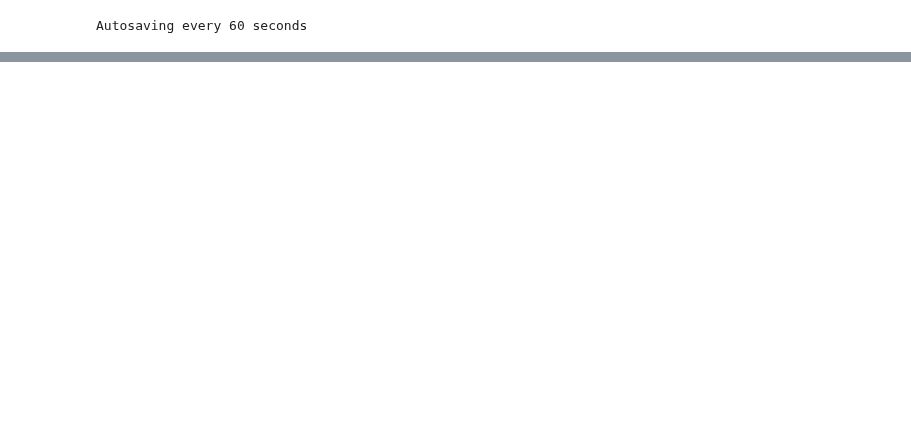
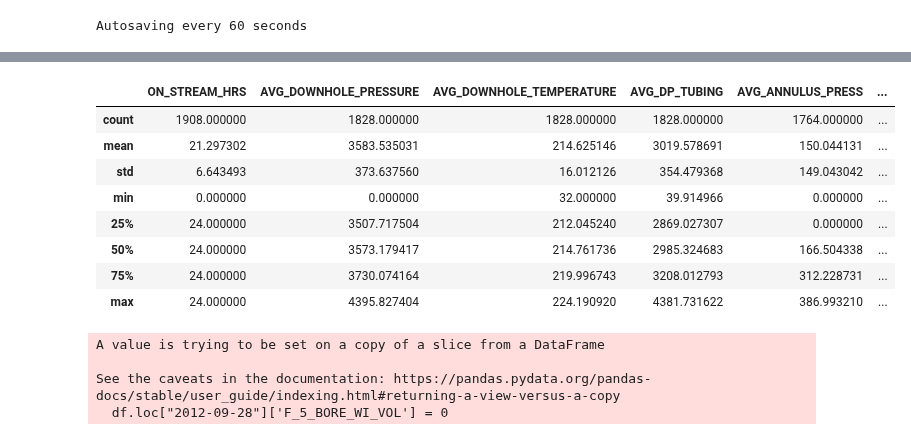
Before and after one commit to ashrafalaghbari/GA-TCN-LSTM, a Jupyter notebook: Data_pre-processing/data_cleaning.ipynb, the cells around one changed output, grey strips where cells are left out. Drawn from its saved outputs; the diff is of its cells as text; code cells hidden in the pictures; blank space fills up the shorter version.

```diff
--- a/Data_pre-processing/data_cleaning.ipynb
+++ b/Data_pre-processing/data_cleaning.ipynb
@@ -11,0 +42,13 @@ df = pd.read_csv("F_14.csv",  parse_dates=["DATEPRD"], index_col="DATEPRD")
+# %%
+# cleaning with functions
+df.describe()
+# %% [output]
+|  | ON_STREAM_HRS | AVG_DOWNHOLE_PRESSURE | AVG_DOWNHOLE_TEMPERATURE | AVG_DP_TUBING | AVG_ANNULUS_PRESS | ... |
+| count | 1908.000000 | 1828.000000 | 1828.000000 | 1828.000000 | 1764.000000 | ... |
+| mean | 21.297302 | 3583.535031 | 214.625146 | 3019.578691 | 150.044131 | ... |
+| std | 6.643493 | 373.637560 | 16.012126 | 354.479368 | 149.043042 | ... |
+| min | 0.000000 | 0.000000 | 32.000000 | 39.914966 | 0.000000 | ... |
+| 25% | 24.000000 | 3507.717504 | 212.045240 | 2869.027307 | 0.000000 | ... |
+| 50% | 24.000000 | 3573.179417 | 214.761736 | 2985.324683 | 166.504338 | ... |
+| 75% | 24.000000 | 3730.074164 | 219.996743 | 3208.012793 | 312.228731 | ... |
+| max | 24.000000 | 4395.827404 | 224.190920 | 4381.731622 | 386.993210 | ... |
@@ -19,7 +76,6 @@ df["ON_STREAM_HRS"]  = np.where(df["ON_STREAM_HRS"] > 24 , 24, df["ON_STREAM_HRS
 # %%
 # the values for all variables are corrupted in the period of "2012-09-02" & "2012-09-28"
-# on strem hours is set to zero becasue oil production is zero
-df.loc["2012-09-02":"2012-09-28",'ON_STREAM_HRS'] = 0
+
 # average reservoir presure in this period is corrupted
 df.loc["2012-09-02":"2012-09-03",'AVG_DOWNHOLE_PRESSURE'] = np.nan
 # # average reservori pressure is decreaseing and decreasing; therefore, is imputated with linear interpolation
@@ -39,3 +95,8 @@ df.loc["2012-09-28"]['F_5_BORE_WI_VOL'] = 0
 
 mask = ((df["BORE_GAS_VOL"] == 0) | (df["BORE_WAT_VOL"] == 0) | (df["BORE_OIL_VOL"] == 0))
 df["ON_STREAM_HRS"] = np.where(mask, 0, df["ON_STREAM_HRS"])
+# %% [output]
+A value is trying to be set on a copy of a slice from a DataFrame
+
+See the caveats in the documentation: https://pandas.pydata.org/pandas-docs/stable/user_guide/indexing.html#returning-a-view-versus-a-copy
+  df.loc["2012-09-28"]['F_5_BORE_WI_VOL'] = 0
```
Also changed, not shown: parts of 10 cells of this notebook.
